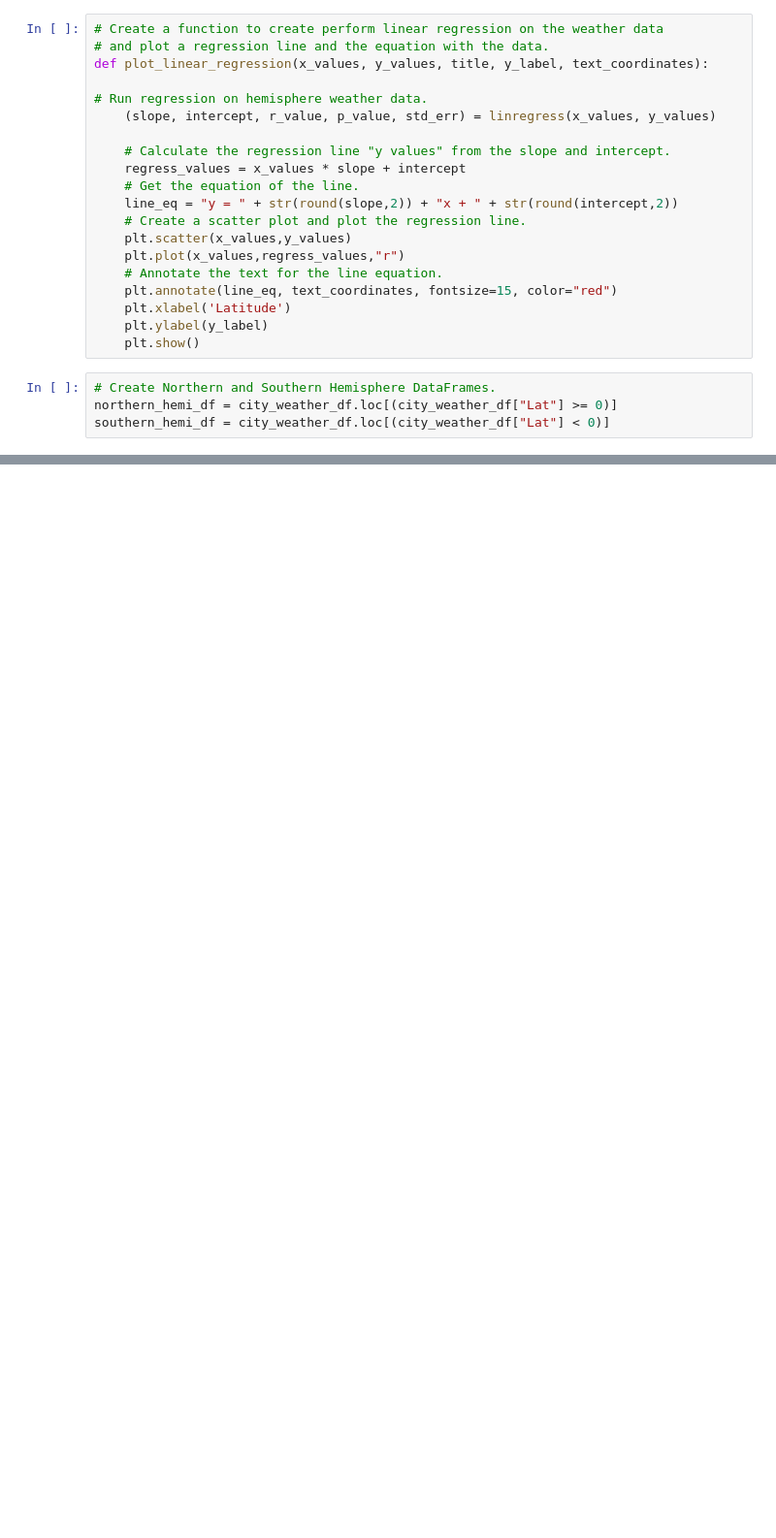
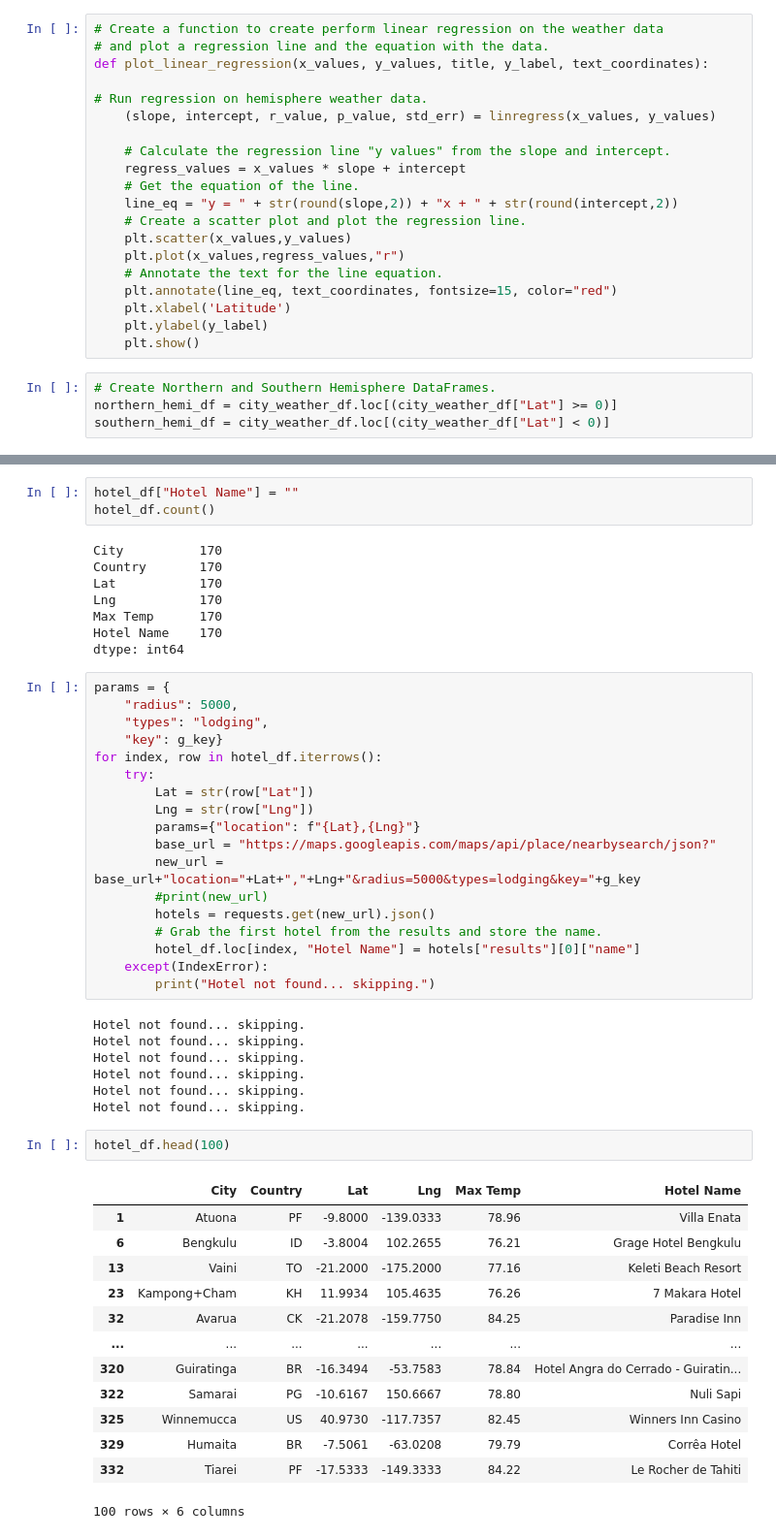
Before and after one commit to Pooja-boot-git/World_Weather_Analysis, a Jupyter notebook: WeatherPy.ipynb, the cells around one changed output, grey strips where cells are left out. Shown: that part at 97% size. Cells and saved outputs as stored; diff of their text form; blank space fills up the shorter version.

```diff
--- a/WeatherPy.ipynb
+++ b/WeatherPy.ipynb
@@ -332,0 +434,52 @@ plot_linear_regression(x_values, y_values,
+# %%
+hotel_df["Hotel Name"] = ""
+hotel_df.count()
+# %% [output]
+City          170
+Country       170
+Lat           170
+Lng           170
+Max Temp      170
+Hotel Name    170
+dtype: int64
+# %%
+params = {
+    "radius": 5000,
+    "types": "lodging",
+    "key": g_key}
+for index, row in hotel_df.iterrows():
+    try:
+        Lat = str(row["Lat"])
+        Lng = str(row["Lng"])
+        params={"location": f"{Lat},{Lng}"}
+        base_url = "https://maps.googleapis.com/maps/api/place/nearbysearch/json?"
+        new_url = base_url+"location="+Lat+","+Lng+"&radius=5000&types=lodging&key="+g_key
+        #print(new_url)
+        hotels = requests.get(new_url).json()
+        # Grab the first hotel from the results and store the name.
+        hotel_df.loc[index, "Hotel Name"] = hotels["results"][0]["name"]
+    except(IndexError):
+        print("Hotel not found... skipping.")
+# %% [output]
+Hotel not found... skipping.
+Hotel not found... skipping.
+Hotel not found... skipping.
+Hotel not found... skipping.
+Hotel not found... skipping.
+Hotel not found... skipping.
+# %%
+hotel_df.head(100)
+# %% [output]
+|  | City | Country | Lat | Lng | Max Temp | Hotel Name |
+| 1 | Atuona | PF | -9.8000 | -139.0333 | 78.96 | Villa Enata |
+| 6 | Bengkulu | ID | -3.8004 | 102.2655 | 76.21 | Grage Hotel Bengkulu |
+| 13 | Vaini | TO | -21.2000 | -175.2000 | 77.16 | Keleti Beach Resort |
+| 23 | Kampong+Cham | KH | 11.9934 | 105.4635 | 76.26 | 7 Makara Hotel |
+| 32 | Avarua | CK | -21.2078 | -159.7750 | 84.25 | Paradise Inn |
+| ... | ... | ... | ... | ... | ... | ... |
+| 320 | Guiratinga | BR | -16.3494 | -53.7583 | 78.84 | Hotel Angra do Cerrado - Guiratin... |
+| 322 | Samarai | PG | -10.6167 | 150.6667 | 78.80 | Nuli Sapi |
+| 325 | Winnemucca | US | 40.9730 | -117.7357 | 82.45 | Winners Inn Casino |
+| 329 | Humaita | BR | -7.5061 | -63.0208 | 79.79 | Corrêa Hotel |
+| 332 | Tiarei | PF | -17.5333 | -149.3333 | 84.22 | Le Rocher de Tahiti |
+100 rows × 6 columns
```
Also changed, not shown: parts of 31 cells of this notebook.
